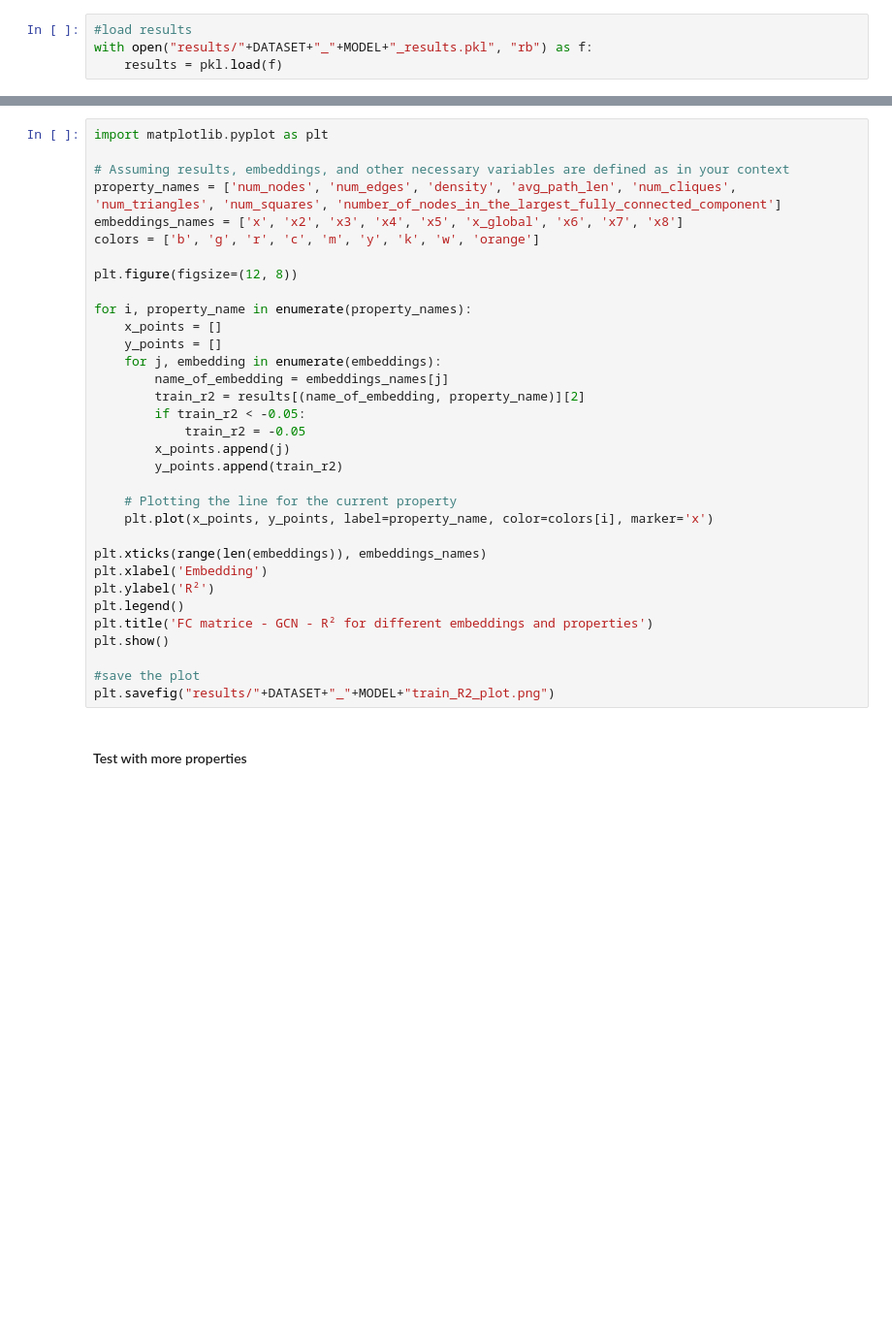
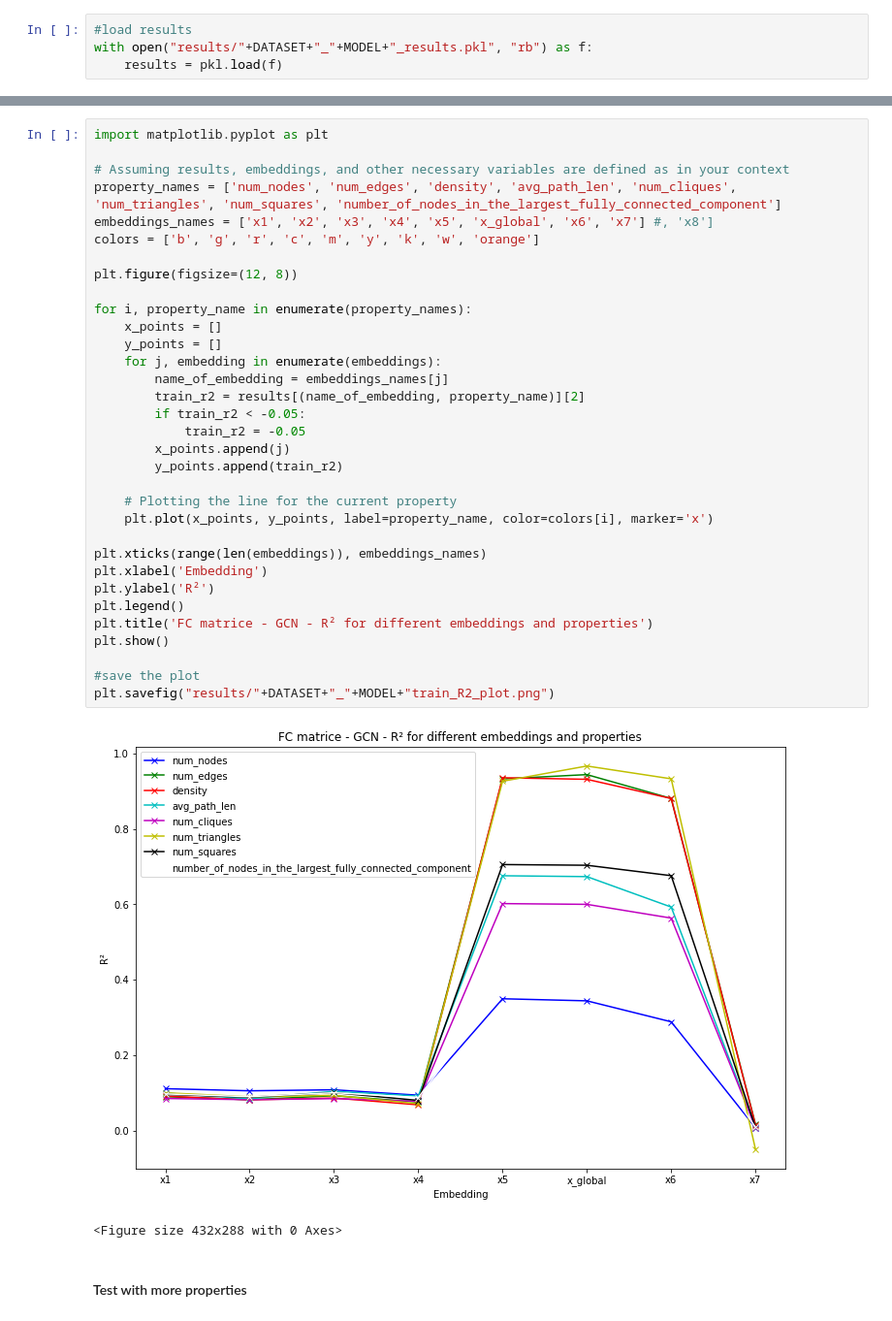
Before and after one commit to TomPelletreauDuris/Probing-GNN-representations, a Jupyter notebook: FC_probing_GIN_MDD.ipynb, the cells around one changed output, grey strips where cells are left out. Shown at 97% size. Drawn from its saved outputs; the diff is of its cells as text; blank space fills up the shorter version.

```diff
--- a/FC_probing_GIN_MDD.ipynb
+++ b/FC_probing_GIN_MDD.ipynb
@@ -486,34 +489,37 @@ import matplotlib.pyplot as plt
 
 # Assuming results, embeddings, and other necessary variables are defined as in your context
 property_names = ['num_nodes', 'num_edges', 'density', 'avg_path_len', 'num_cliques', 'num_triangles', 'num_squares', 'number_of_nodes_in_the_largest_fully_connected_component']
-embeddings_names = ['x', 'x2', 'x3', 'x4', 'x5', 'x_global', 'x6', 'x7', 'x8']
+embeddings_names = ['x1', 'x2', 'x3', 'x4', 'x5', 'x_global', 'x6', 'x7'] #, 'x8']
 colors = ['b', 'g', 'r', 'c', 'm', 'y', 'k', 'w', 'orange']
 
 plt.figure(figsize=(12, 8))
 
 for i, property_name in enumerate(property_names):
     x_points = []
     y_points = []
     for j, embedding in enumerate(embeddings):
         name_of_embedding = embeddings_names[j]
         train_r2 = results[(name_of_embedding, property_name)][2]
         if train_r2 < -0.05:
             train_r2 = -0.05
         x_points.append(j)
         y_points.append(train_r2)
 
     # Plotting the line for the current property
     plt.plot(x_points, y_points, label=property_name, color=colors[i], marker='x')
 
 plt.xticks(range(len(embeddings)), embeddings_names)
 plt.xlabel('Embedding')
 plt.ylabel('R²')
 plt.legend()
 plt.title('FC matrice - GCN - R² for different embeddings and properties')
 plt.show()
 
 #save the plot
 plt.savefig("results/"+DATASET+"_"+MODEL+"train_R2_plot.png")
+# %% [output]
+[figure, added]
+<Figure size 432x288 with 0 Axes>
 # %% [markdown]
 #### Test with more properties
 # %%
```
Also changed, not shown: parts of 7 cells of this notebook, 15 other files.
